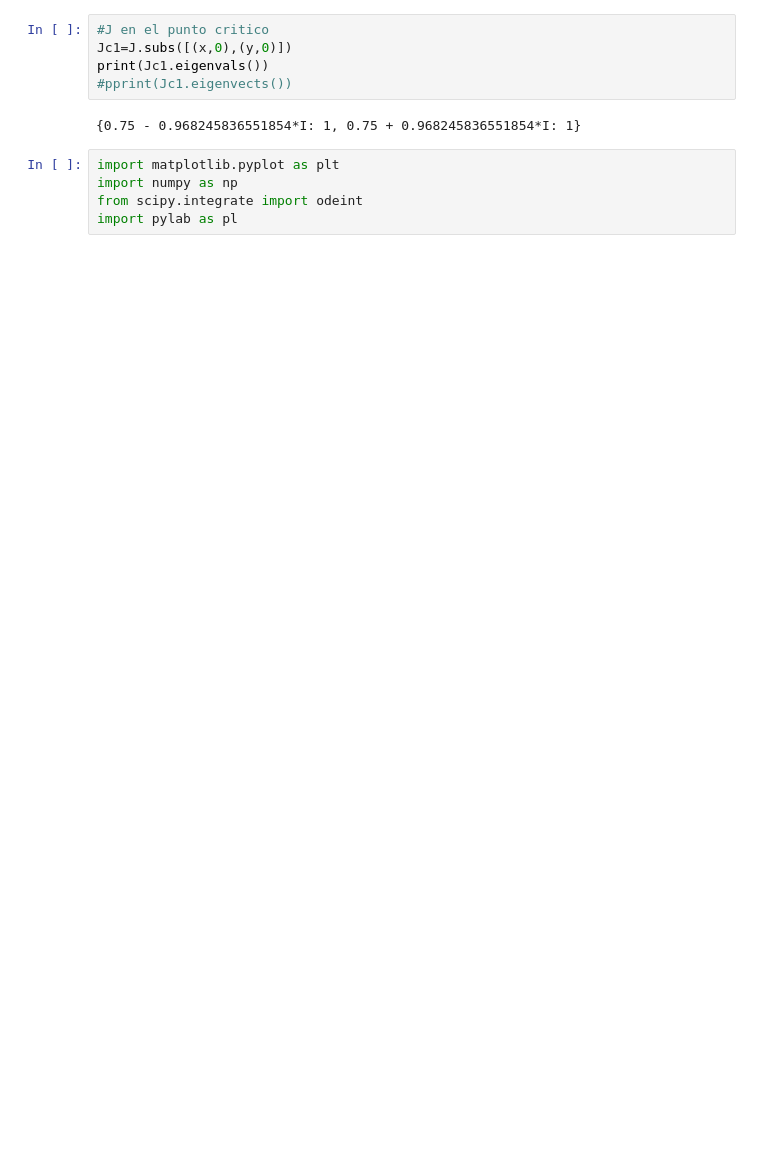
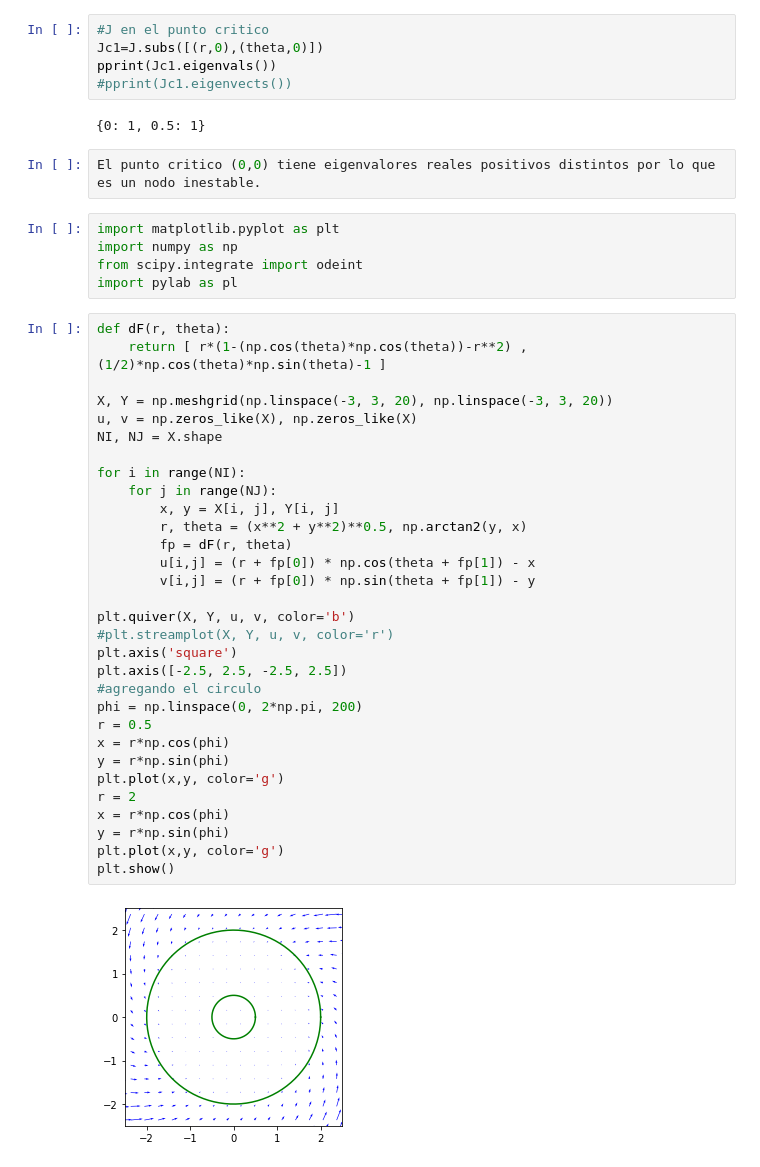
Before and after one commit to ShannonNCM/Sistemas-Dinamicos, a Jupyter notebook: Cap5/Ejercicios/01.ipynb, the cells around one changed output. Cells and saved outputs as stored; diff of their text form; blank space fills up the shorter version.

```diff
--- a/Cap5/Ejercicios/01.ipynb
+++ b/Cap5/Ejercicios/01.ipynb
@@ -26,12 +30,47 @@ pprint(J)
 # %%
 #J en el punto critico
-Jc1=J.subs([(x,0),(y,0)])
-print(Jc1.eigenvals())
+Jc1=J.subs([(r,0),(theta,0)])
+pprint(Jc1.eigenvals())
 #pprint(Jc1.eigenvects())
 # %% [output]
-{0.75 - 0.968245836551854*I: 1, 0.75 + 0.968245836551854*I: 1}
+{0: 1, 0.5: 1}
+# %%
+El punto critico (0,0) tiene eigenvalores reales positivos distintos por lo que es un nodo inestable.
 # %%
 import matplotlib.pyplot as plt
 import numpy as np
 from scipy.integrate import odeint
 import pylab as pl
+# %%
+def dF(r, theta):
+    return [ r*(1-(np.cos(theta)*np.cos(theta))-r**2) , (1/2)*np.cos(theta)*np.sin(theta)-1 ]
+
+X, Y = np.meshgrid(np.linspace(-3, 3, 20), np.linspace(-3, 3, 20))
+u, v = np.zeros_like(X), np.zeros_like(X)
+NI, NJ = X.shape
+
+for i in range(NI):
+    for j in range(NJ):
+        x, y = X[i, j], Y[i, j]
+        r, theta = (x**2 + y**2)**0.5, np.arctan2(y, x)
+        fp = dF(r, theta)
+        u[i,j] = (r + fp[0]) * np.cos(theta + fp[1]) - x
+        v[i,j] = (r + fp[0]) * np.sin(theta + fp[1]) - y
+
+plt.quiver(X, Y, u, v, color='b')
+#plt.streamplot(X, Y, u, v, color='r')
+plt.axis('square')
+plt.axis([-2.5, 2.5, -2.5, 2.5])
+#agregando el circulo
+phi = np.linspace(0, 2*np.pi, 200)
+r = 0.5
+x = r*np.cos(phi)
+y = r*np.sin(phi)
+plt.plot(x,y, color='g')
+r = 2
+x = r*np.cos(phi)
+y = r*np.sin(phi)
+plt.plot(x,y, color='g')
+plt.show()
+# %% [output]
+[figure, added]
```
Also changed, not shown: parts of 4 cells of this notebook.
